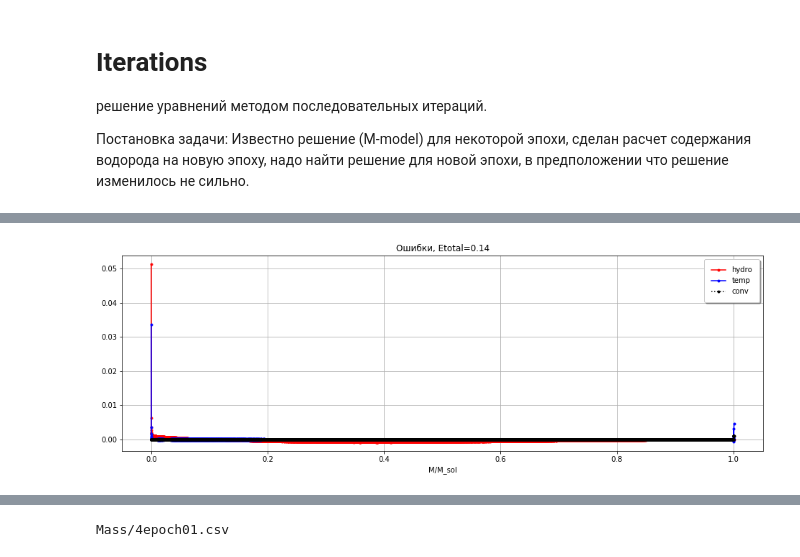
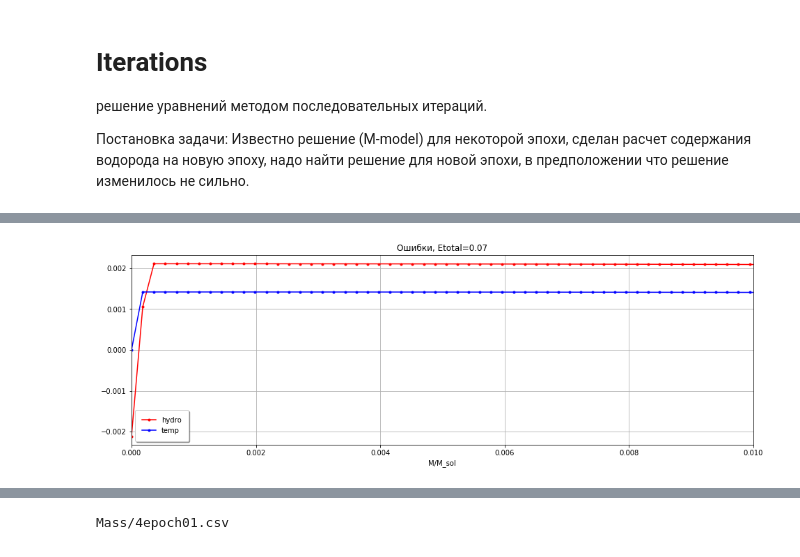
Before and after one commit to boangri/StarModels, a Jupyter notebook: Iterations.ipynb, the cells around one changed output, grey strips where cells are left out. Drawn from its saved outputs; the diff is of its cells as text; code cells hidden in the pictures.

```diff
--- a/Iterations.ipynb
+++ b/Iterations.ipynb
@@ -24,7 +24,8 @@ pi = math.pi
 Z = s.Z
 # %%
 def load_model(epoch):
-    filename = 'Mass/4epoch%.02d.csv' % epoch
+#     filename = 'Mass/4epoch%.02d.csv' % epoch
+    filename = 'FromCenter/4epoch%.02d.csv' % epoch
     return pd.read_csv(filename)
 # %%
 # Загружаем известное решение (M-model)
@@ -114,20 +145,20 @@ etot
 # %%
 plt.figure(figsize=(16, 5))
 ax = plt.axes()
 m1 = m/s.M
-plt.plot(m1[1:-1], ea[1:-1], marker='.', color='red', label='hydro')
-plt.plot(m1[1:-1], eb[1:-1], marker='.', color='blue', label='temp')
-plt.plot(m1[1:-1], c[1:-1]*.001, ':k', marker='.', label='conv')
-# # plt.xlim(0.,0.01)
+plt.plot(r1, ea, marker='.', color='red', label='hydro')
+plt.plot(r1, eb, marker='.', color='blue', label='temp')
+# plt.plot(m1[1:-1], c[1:-1]*.001, ':k', marker='.', label='conv')
+plt.xlim(0.,0.01)
 # plt.xlim(0.95,1.0)
 # # plt.ylim(-0.01, 0.01)
 plt.xlabel('M/M_sol')
 plt.ylabel('')
 plt.title('Ошибки, Etotal=%.2f' % etot)
 ax.grid(b=True, which='both')
 ax.legend(fancybox=True, framealpha=1, shadow=True, borderpad=1);
 # %% [output]
-[figure, old version]
+[figure, new version]
 # %%
 df = df0.copy()
 # %%
```
Also changed, not shown: parts of 8 cells of this notebook, 1 other file.
